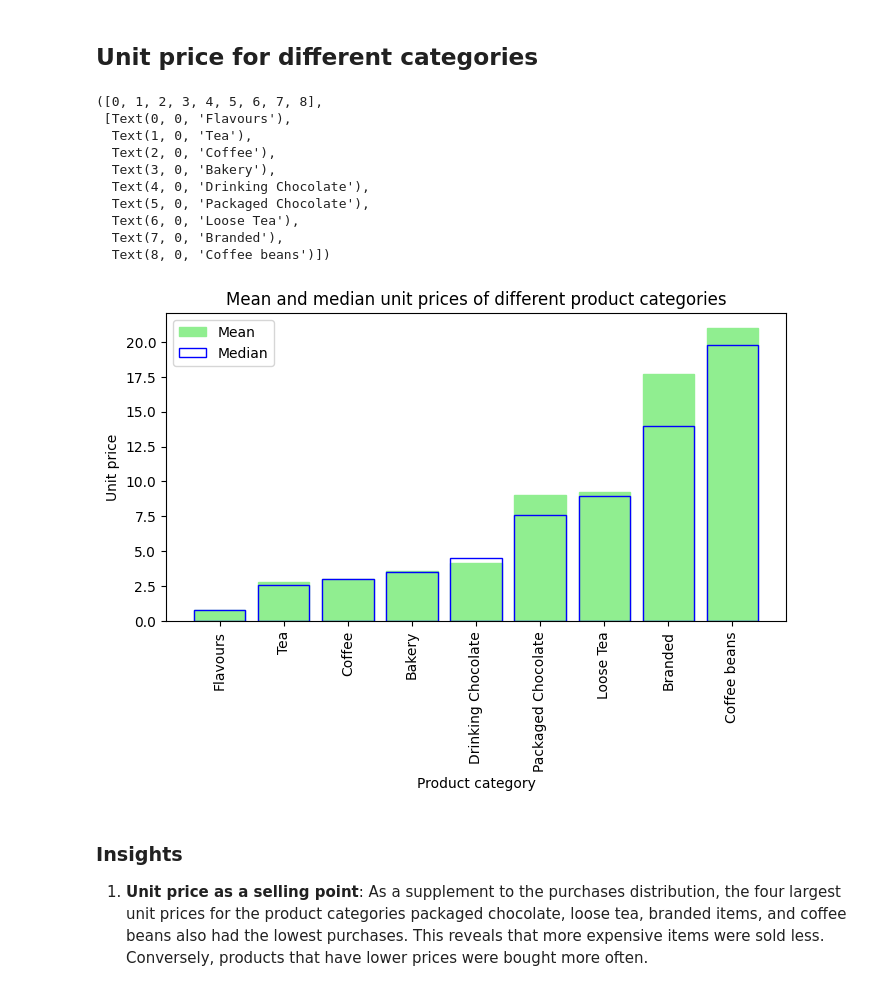
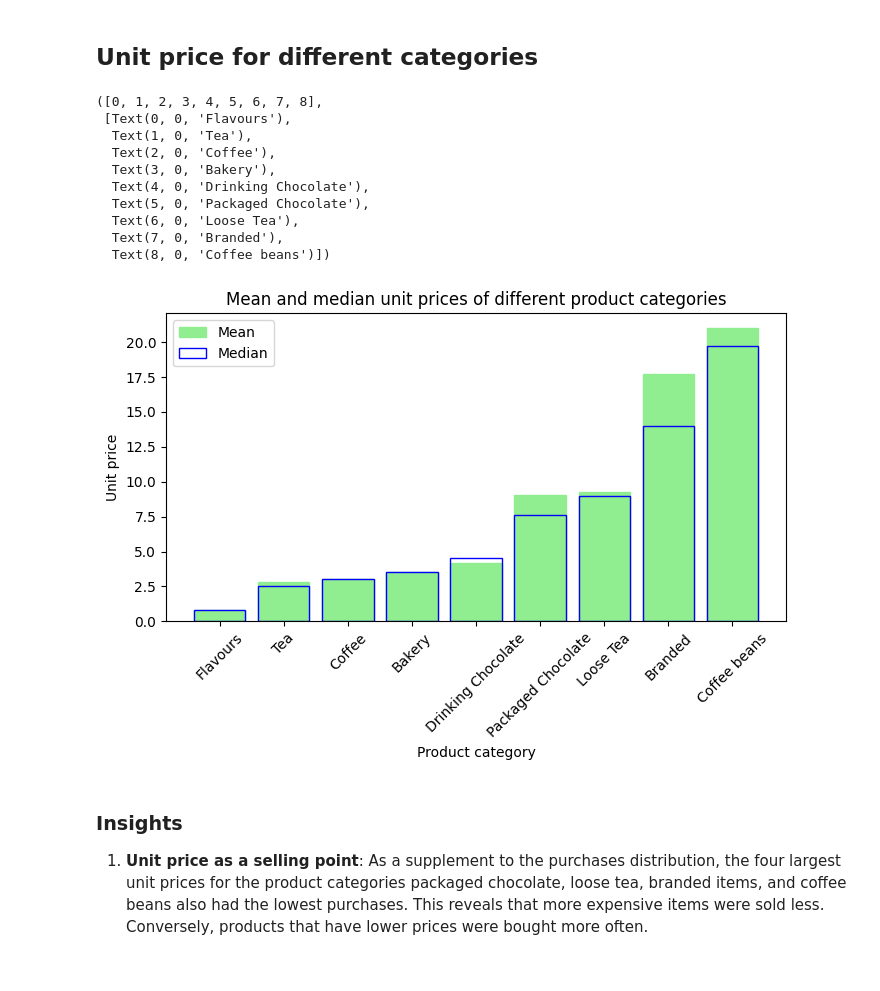
Before and after one commit to mlcuadra1/Coffee-Shop-EDA, a Jupyter notebook: notebooks/eda.ipynb, the cells around one changed output. Drawn from its saved outputs; the diff is of its cells as text; code cells hidden in the pictures.

```diff
--- a/notebooks/eda.ipynb
+++ b/notebooks/eda.ipynb
@@ -15,5 +16,6 @@ import pandas as pd
 # %%
 data = pd.read_csv('../data/coffee_cleaned.csv')
+data['day'] = pd.to_datetime(data['transaction_date']).dt.day
 data.head()
 # %% [output]
 |  | transaction_date | store_location | transaction_qty | unit_price | Total_Bill | product_category | ... |
@@ -66 +70,5 @@ Hour                0
 dtype: int64
+# %%
+# Predefine figsize
+figsize1_1 = (8, 4)
+figsize1_2 = (16, 4)
@@ -150,30 +235,30 @@ plt.xticks(rotation=45)
 # %%
 product_cat_prices = data.groupby('product_category')['unit_price'].agg(['mean', 'median']).sort_values('mean')
 # print(product_cat_prices)
 
-fig, ax0 = plt.subplots(figsize=(8,4))
+fig, ax0 = plt.subplots(figsize=figsize1_1)
 
 ax0.bar(product_cat_prices.index, product_cat_prices['mean'], color='lightgreen', edgecolor='lightgreen', label='Mean')
 ax0.bar(product_cat_prices.index, product_cat_prices['median'], color='none', edgecolor='blue', label='Median')
 
 ax0.set_xlabel('Product category')
 ax0.set_ylabel('Unit price')
 ax0.set_title('Mean and median unit prices of different product categories')
 ax0.legend()
 
-plt.xticks(rotation=90)
+plt.xticks(rotation=45)
 # %% [output]
 ([0, 1, 2, 3, 4, 5, 6, 7, 8],
  [Text(0, 0, 'Flavours'),
   Text(1, 0, 'Tea'),
   Text(2, 0, 'Coffee'),
   Text(3, 0, 'Bakery'),
   Text(4, 0, 'Drinking Chocolate'),
   Text(5, 0, 'Packaged Chocolate'),
   Text(6, 0, 'Loose Tea'),
   Text(7, 0, 'Branded'),
   Text(8, 0, 'Coffee beans')])
-[figure, old version]
+[figure, new version]
 # %% [markdown]
 ### Insights
 1. **Unit price as a selling point**: As a supplement to the purchases distribution, the four largest unit prices for the product categories packaged chocolate, loose tea, branded items, and coffee beans also had the lowest purchases. This reveals that more expensive items were sold less. Conversely, products that have lower prices were bought more often.
```
Also changed, not shown: parts of 16 cells of this notebook, 1 other file.
